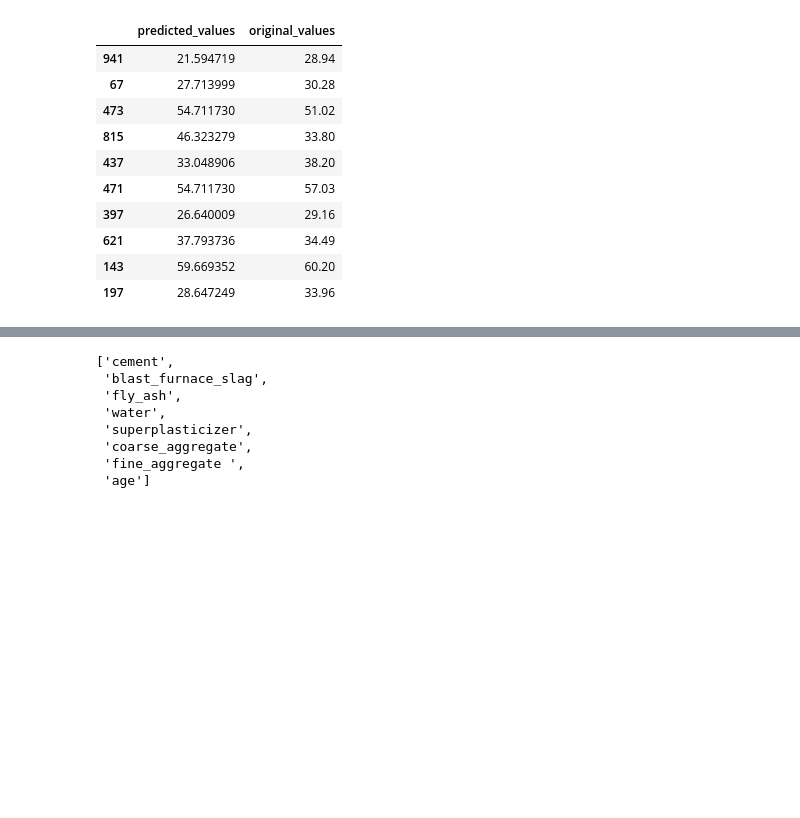
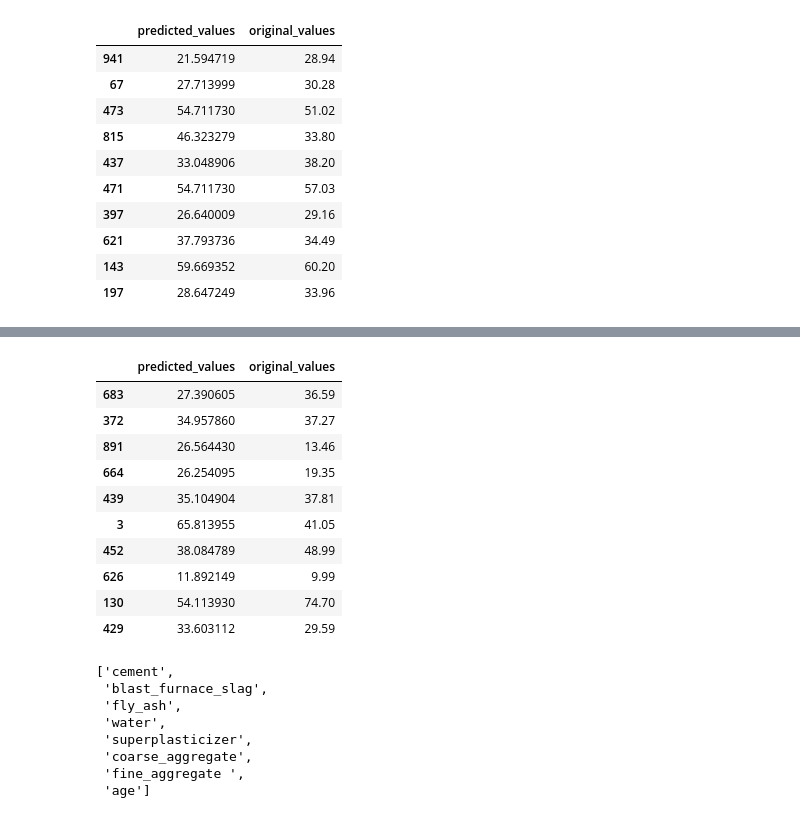
Before and after one commit to ssurushe9/predict_concrete_strength, a Jupyter notebook: LINEAR_MODEL_CONCRETE_STRENGTH.ipynb, the cells around one changed output, grey strips where cells are left out. Drawn from its saved outputs; the diff is of its cells as text; code cells hidden in the pictures; blank space fills up the shorter version.

Commit message:
Model ipynb file

```diff
--- a/LINEAR_MODEL_CONCRETE_STRENGTH.ipynb
+++ b/LINEAR_MODEL_CONCRETE_STRENGTH.ipynb
@@ -32,7 +32,7 @@ To Predicting concrete compressive strength based on its ingredients.
 # %% [markdown]
 #### 2.Data Gathering
 # %%
-df = pd.read_csv("concrete_data.csv")
+df = pd.read_csv(r"D:\DATA SCIENCE\Linear_Regression_Model\GIT_REPOSITORY\Concrete_Data\predict_concrete_strength\static\dataset_file\concrete_data.csv")
 df
 # %% [output]
 |  | cement | blast_furnace_slag | fly_ash | water | superplasticizer | coarse_aggregate | fine_aggregate | ... |
@@ -709,0 +811,3 @@ pd.DataFrame(predicted_df).head(20)
+# %%
+predicted_values_train =linear_reg.predict(x_train[10:20])
+predicted_values_train
@@ -709,0 +817,3 @@ pd.DataFrame(predicted_df).head(20)
+# %%
+original_values_train = y_train[10:20]
+original_values_train
@@ -710,3 +832,19 @@ pd.DataFrame(predicted_df).head(20)
+# %%
+predicted_train = {'predicted_values': predicted_values_train, 'original_values': original_values_train}
+#creating new dataframe
+pd.DataFrame(predicted_train).head(20)
+# %% [output]
+|  | predicted_values | original_values |
+| 683 | 27.390605 | 36.59 |
+| 372 | 34.957860 | 37.27 |
+| 891 | 26.564430 | 13.46 |
+| 664 | 26.254095 | 19.35 |
+| 439 | 35.104904 | 37.81 |
+| 3 | 65.813955 | 41.05 |
+| 452 | 38.084789 | 48.99 |
+| 626 | 11.892149 | 9.99 |
+| 130 | 54.113930 | 74.70 |
+| 429 | 33.603112 | 29.59 |
 # %%
 columns_names = x.columns.tolist()
 columns_names
```
Also changed, not shown: parts of 19 cells of this notebook, 9 other files.
